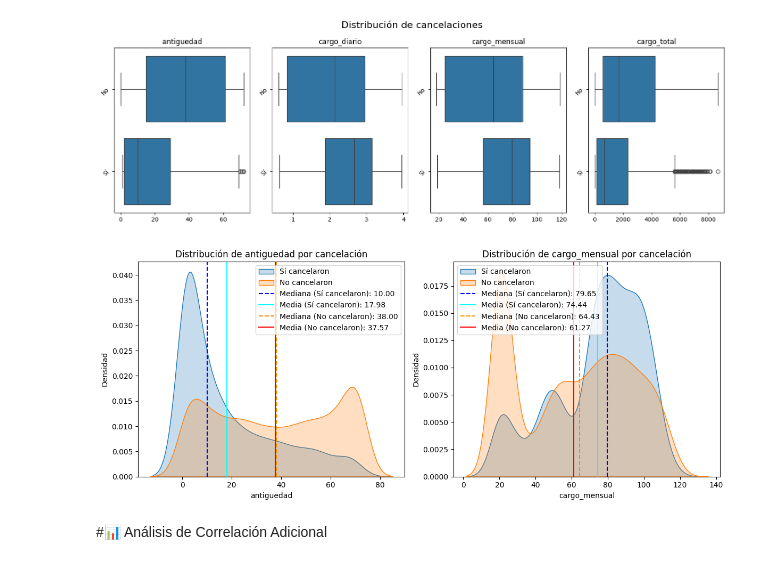
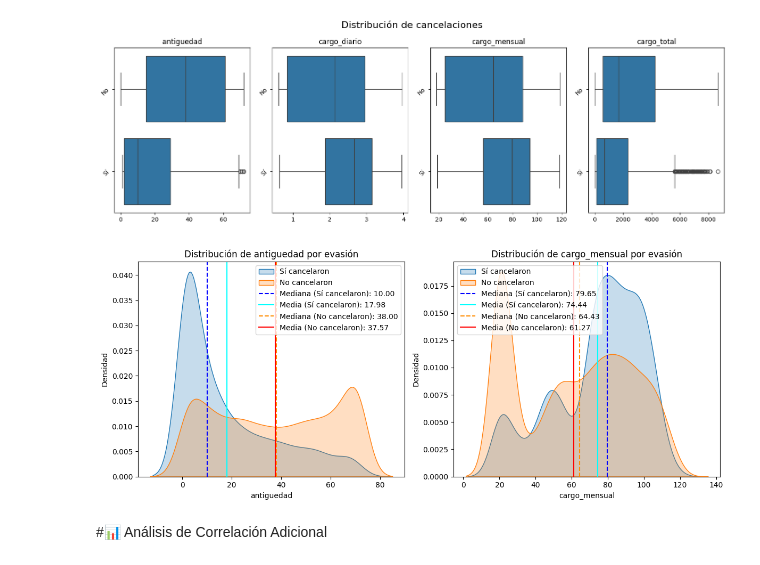
Before and after one commit to NicoPerotto/challenge2-data-science-LATAM, a Jupyter notebook: TelecomX_LATAM.ipynb, the cells around one changed output. Saved outputs shown, nothing was run; the diff lists cells and outputs as text; code cells hidden in the pictures.

```diff
--- a/TelecomX_LATAM.ipynb
+++ b/TelecomX_LATAM.ipynb
@@ -265,7 +265,7 @@ Tamaño total: 7043 filas y 21 columnas
 ##Traducción de columnas
 # %%
 traducciones = {
-    'Churn': 'cancelación',
+    'Churn': 'evasión',
     'gender': 'genero',
     'SeniorCitizen': 'adulto_mayor',
     'Partner': 'tiene_pareja',
@@ -330,14 +330,14 @@ dataFrame.describe()
 ##Distribución general de cancelaciones
 # %%
 #Calculo de porcentajes
-churn_cant = dataFrame['cancelación'].value_counts()
+churn_cant = dataFrame['evasión'].value_counts()
 churn_porcentaje = churn_cant / len(dataFrame) * 100
 
 #Grafico de barras
 plt.figure(figsize=(5, 4))
 ax = sns.barplot(x=churn_porcentaje.index, y=churn_porcentaje.values)
 plt.title('Distribucion de clientes que han cancelado (%)', fontsize=10)
-plt.xlabel('Cancelación')
+plt.xlabel('evasión')
 plt.ylabel('% Clientes')
 plt.ylim(0, 100)
 plt.xticks(ticks=[0, 1], labels=['No', 'Sí'])
@@ -374,15 +374,15 @@ legend_handles = [
 for i, col in enumerate(columnas_cat):
 
     # Caclculo de porcentaje por categorías
-    churn_percentage = dataFrame.groupby(col)['cancelación'].value_counts(normalize=True).mul(100).rename('percentage').reset_index()
+    churn_percentage = dataFrame.groupby(col)['evasión'].value_counts(normalize=True).mul(100).rename('percentage').reset_index()
 
     # Creacion de gráficos
-    ax = sns.barplot(data=churn_percentage, x=col, y='percentage', hue='cancelación', ax=axes[i], palette='tab10')
+    ax = sns.barplot(data=churn_percentage, x=col, y='percentage', hue='evasión', ax=axes[i], palette='tab10')
     axes[i].set_title(f'Distribución de cancelaciones por {col} (%)')
     axes[i].set_xlabel(col)
     axes[i].set_ylabel('% Clientes')
     axes[i].tick_params(axis='x', rotation=45)
-    axes[i].legend(handles=legend_handles, title='Cancelación')
+    axes[i].legend(handles=legend_handles, title='evasión')
 
     labels = [item.get_text() for item in axes[i].get_xticklabels()]
     nuevas_labels = [traducciones_ticks.get(l, l) for l in labels]
@@ -410,7 +410,7 @@ axes = axes.flatten()
 columnas_num = ['antiguedad','cargo_diario','cargo_mensual', 'cargo_total']
 fig.suptitle('Distribución de cancelaciones', fontsize=16)
 for i, col in enumerate(columnas_num):
-    sns.boxplot(data=dataFrame, y='cancelación', x=col, ax=axes[i], orient='h')
+    sns.boxplot(data=dataFrame, y='evasión', x=col, ax=axes[i], orient='h')
     axes[i].set_title(col)
     axes[i].set_xlabel('')
     axes[i].set_ylabel('')
@@ -431,8 +431,8 @@ plt.show()
 [figure]
 # %%
 # Filtros
-churned_customers = dataFrame[dataFrame['cancelación'] == 1]
-non_churned_customers = dataFrame[dataFrame['cancelación'] == 0]
+churned_customers = dataFrame[dataFrame['evasión'] == 1]
+non_churned_customers = dataFrame[dataFrame['evasión'] == 0]
 
 # Columnas numericas a graficar
 numerical_cols = ['antiguedad', 'cargo_mensual']
@@ -440,35 +440,35 @@ numerical_cols = ['antiguedad', 'cargo_mensual']
 # Graficos
 fig, axes = plt.subplots(1, 2, figsize=(12, 5))
 axes = axes.flatten()
 
 for i, col in enumerate(numerical_cols):
     sns.kdeplot(data=churned_customers, x=col, ax=axes[i], label='Sí cancelaron', fill=True)
     sns.kdeplot(data=non_churned_customers, x=col, ax=axes[i], label='No cancelaron', fill=True)
 
     # Calculo de meda y medianas
     # Clientes que cancelaron
     median_churned = churned_customers[col].median()
     mean_churned = churned_customers[col].mean()
     axes[i].axvline(median_churned, color='blue', linestyle='--', label=f'Mediana (Sí cancelaron): {median_churned:.2f}')
     axes[i].axvline(mean_churned, color='cyan', linestyle='-', label=f'Media (Sí cancelaron): {mean_churned:.2f}')
 
 
     # Clientes que no cancelaron
     median_non_churned = non_churned_customers[col].median()
     mean_non_churned = non_churned_customers[col].mean()
     axes[i].axvline(median_non_churned, color='darkorange', linestyle='--', label=f'Mediana (No cancelaron): {median_non_churned:.2f}')
     axes[i].axvline(mean_non_churned, color='red', linestyle='-', label=f'Media (No cancelaron): {mean_non_churned:.2f}')
 
 
-    axes[i].set_title(f'Distribución de {col} por cancelación')
+    axes[i].set_title(f'Distribución de {col} por evasión')
     axes[i].set_xlabel(col)
     axes[i].set_ylabel('Densidad')
     axes[i].legend()
 
 plt.tight_layout()
 plt.show()
 # %% [output]
-[figure, old version]
+[figure, new version]
 # %% [markdown]
 #📊 Análisis de Correlación Adicional
 # %%
```
Also changed, not shown: parts of 6 cells of this notebook.
